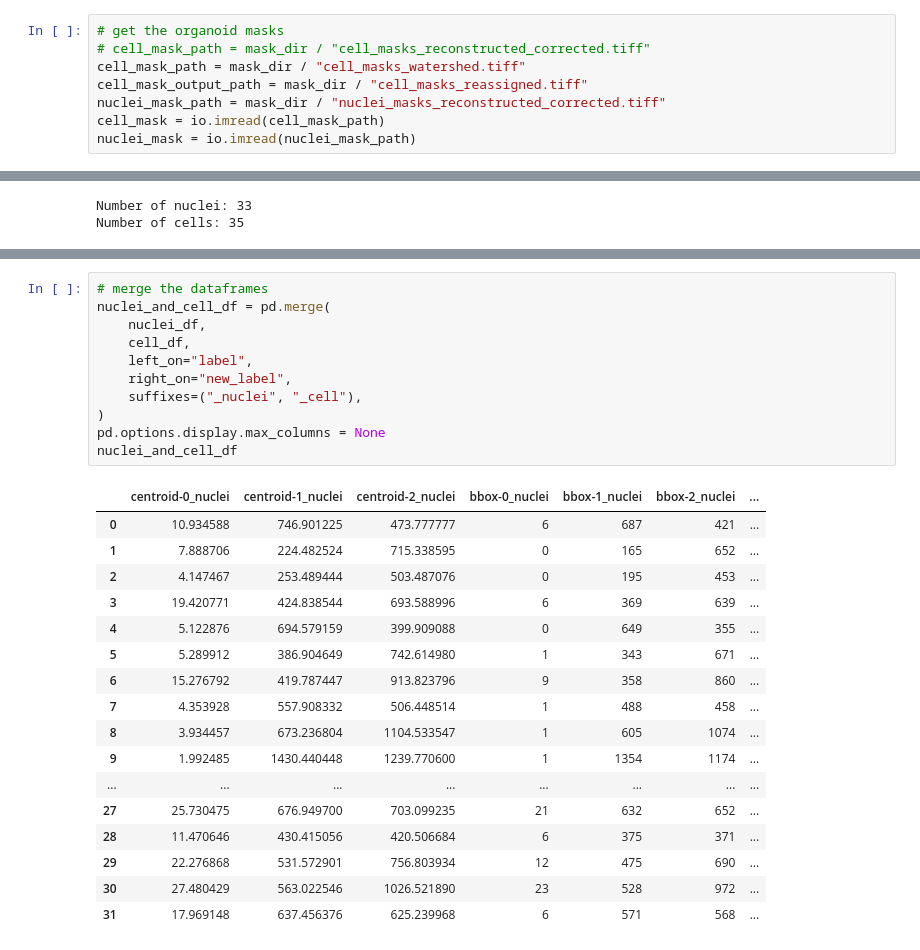
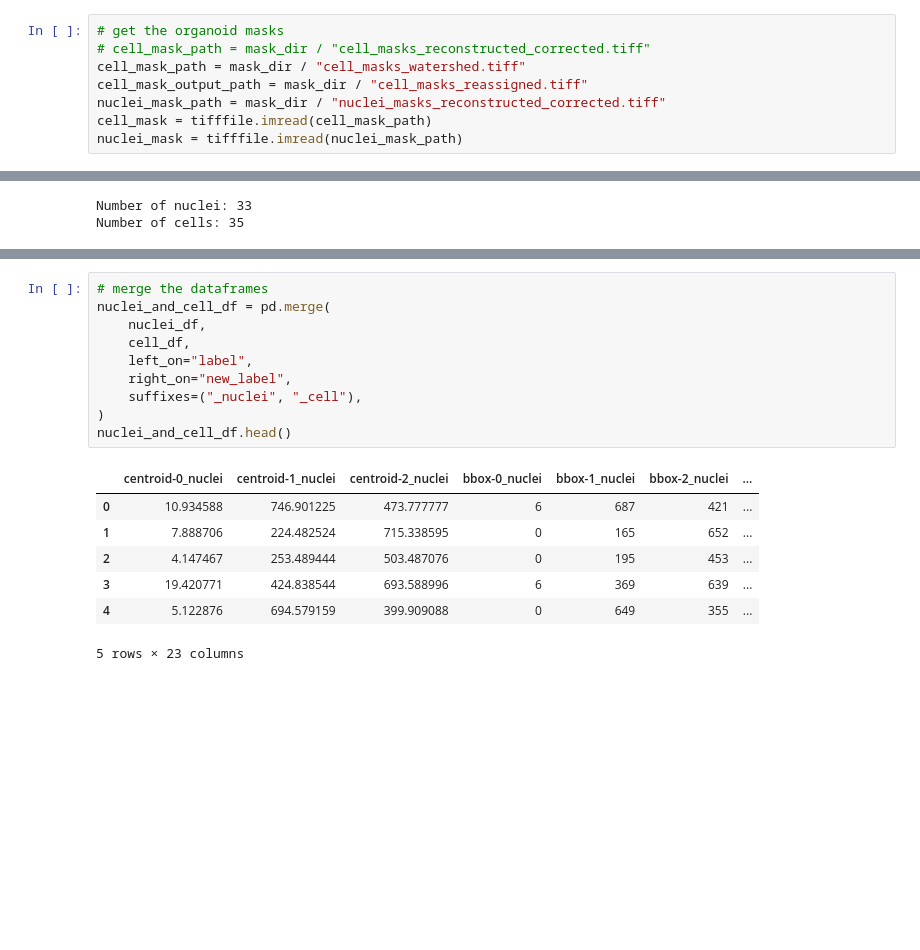
Before and after one commit to MikeLippincott/GFF_3D_organoid_profiling_pipeline, a Jupyter notebook: 2.segment_images/notebooks/6.post-hoc_reassignment.ipynb, the cells around one changed output, grey strips where cells are left out. Saved outputs shown, nothing was run; the diff lists cells and outputs as text; blank space fills up the shorter version.

```diff
--- a/2.segment_images/notebooks/6.post-hoc_reassignment.ipynb
+++ b/2.segment_images/notebooks/6.post-hoc_reassignment.ipynb
@@ -87,8 +200,8 @@ Running in a notebook
 cell_mask_path = mask_dir / "cell_masks_watershed.tiff"
 cell_mask_output_path = mask_dir / "cell_masks_reassigned.tiff"
 nuclei_mask_path = mask_dir / "nuclei_masks_reconstructed_corrected.tiff"
-cell_mask = io.imread(cell_mask_path)
-nuclei_mask = io.imread(nuclei_mask_path)
+cell_mask = tifffile.imread(cell_mask_path)
+nuclei_mask = tifffile.imread(nuclei_mask_path)
 # %%
 # get the centroid and bbox of the cell mask
 cell_df = pd.DataFrame.from_dict(
@@ -326,32 +280,21 @@ print(cell_df["new_label"].unique())
 # %%
 # merge the dataframes
 nuclei_and_cell_df = pd.merge(
     nuclei_df,
     cell_df,
     left_on="label",
     right_on="new_label",
     suffixes=("_nuclei", "_cell"),
 )
-pd.options.display.max_columns = None
-nuclei_and_cell_df
+nuclei_and_cell_df.head()
 # %% [output]
 |  | centroid-0_nuclei | centroid-1_nuclei | centroid-2_nuclei | bbox-0_nuclei | bbox-1_nuclei | bbox-2_nuclei | ... |
 | 0 | 10.934588 | 746.901225 | 473.777777 | 6 | 687 | 421 | ... |
 | 1 | 7.888706 | 224.482524 | 715.338595 | 0 | 165 | 652 | ... |
 | 2 | 4.147467 | 253.489444 | 503.487076 | 0 | 195 | 453 | ... |
 | 3 | 19.420771 | 424.838544 | 693.588996 | 6 | 369 | 639 | ... |
 | 4 | 5.122876 | 694.579159 | 399.909088 | 0 | 649 | 355 | ... |
-| 5 | 5.289912 | 386.904649 | 742.614980 | 1 | 343 | 671 | ... |
-| 6 | 15.276792 | 419.787447 | 913.823796 | 9 | 358 | 860 | ... |
-| 7 | 4.353928 | 557.908332 | 506.448514 | 1 | 488 | 458 | ... |
-| 8 | 3.934457 | 673.236804 | 1104.533547 | 1 | 605 | 1074 | ... |
-| 9 | 1.992485 | 1430.440448 | 1239.770600 | 1 | 1354 | 1174 | ... |
-| ... | ... | ... | ... | ... | ... | ... | ... |
-| 27 | 25.730475 | 676.949700 | 703.099235 | 21 | 632 | 652 | ... |
-| 28 | 11.470646 | 430.415056 | 420.506684 | 6 | 375 | 371 | ... |
-| 29 | 22.276868 | 531.572901 | 756.803934 | 12 | 475 | 690 | ... |
-| 30 | 27.480429 | 563.022546 | 1026.521890 | 23 | 528 | 972 | ... |
-| 31 | 17.969148 | 637.456376 | 625.239968 | 6 | 571 | 568 | ... |
+5 rows × 23 columns
 # %%
 print(
     f"Number of nuclei: {len(nuclei_df)}\n"
```
Also changed, not shown: parts of 17 cells of this notebook, 33 other files.
